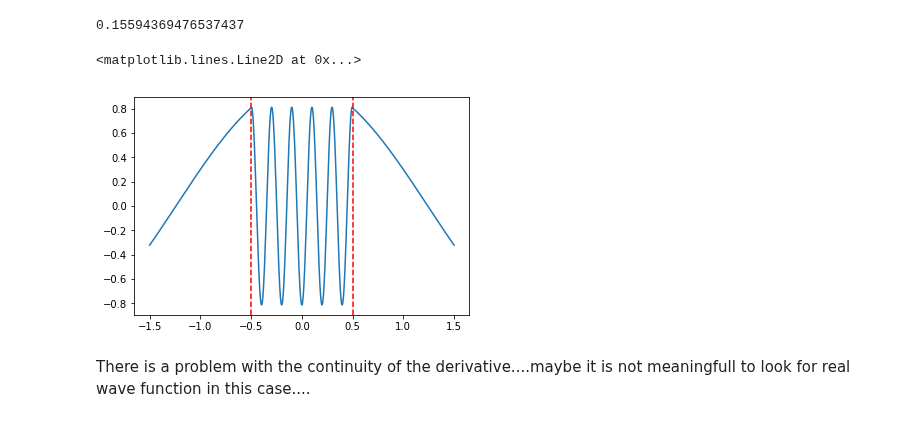
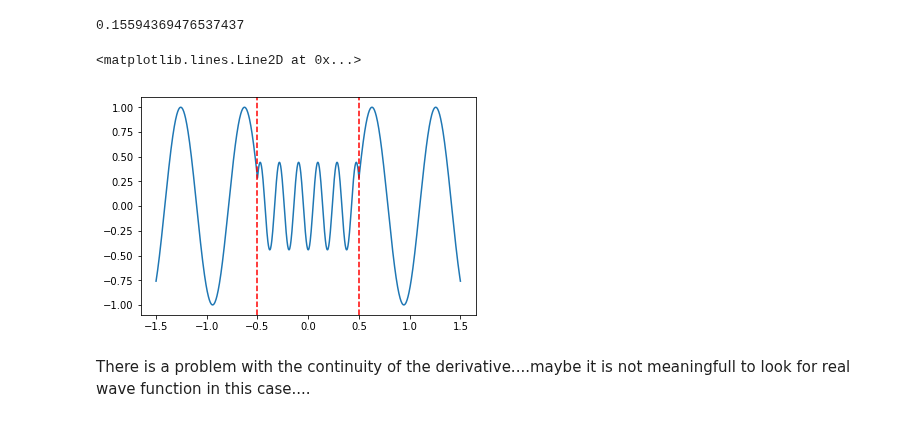
Before and after one commit to luigigenovese/KPM-nb, a Jupyter notebook: POLARIZABILITY/Potential_well_(infinite_domain_vs_finite_box).ipynb, the cells around one changed output. Cells and saved outputs as stored; diff of their text form; code cells hidden in the pictures.

```diff
--- a/POLARIZABILITY/Potential_well_(infinite_domain_vs_finite_box).ipynb
+++ b/POLARIZABILITY/Potential_well_(infinite_domain_vs_finite_box).ipynb
@@ -128,0 +243,23 @@ We build the unbound solution obtained for $E>0$.
+# %%
+def k(E): return np.sqrt(2*E)
+
+def q(E): return np.sqrt(2*(E+V0))
+
+def A(E):
+    ek = np.exp(1j*k(E)*a)
+    eq = np.exp(1j*q(E)*a)
+    return 1.0/ek**2*(1j*k(E)-np.tan(q(E)*a))/(1j*k(E)+np.tan(q(E)*a))
+
+def B(E):
+    ek = np.exp(1j*k(E)*a)
+    eq = np.exp(1j*q(E)*a)
+    return (1.0/ek + A(E)*ek)/np.cos(q(E)*a)
+
+def C(E): return np.array([A(E),B(E)])
+
+def psi_ue(E,CC,x):
+    out = 0.0
+    if x <= -a: out = np.exp(1j*k(E)*x)+CC[0]*np.exp(-1j*k(E)*x)
+    if x > -a and x <= a: out =  CC[1]*np.cos(q(E)*x)
+    if x > a: out = np.exp(-1j*k(E)*x)+CC[0]*np.exp(1j*k(E)*x)
+    return out
@@ -128,0 +275,9 @@ We build the unbound solution obtained for $E>0$.
+# %%
+E = 60
+CC = C(E)
+x = np.linspace(-3*a,3*a,1000)
+#psivalLR = [np.absolute(psi_ue(E,CC,val)) for val in x]
+psival = [psi_ue(E,CC,val).real for val in x]
+plt.plot(x,psival)
+plt.axvline(x=-a, color='r', linestyle='--')
+plt.axvline(x=a, color='r', linestyle='--')
@@ -128,0 +302,7 @@ We build the unbound solution obtained for $E>0$.
+# %%
+E = 60
+CC = np.linalg.solve(M(E), b(E))
+print(CC)
+# Check the solution
+print(np.allclose(-np.exp(1j*k(E)*a)*CC[0]+np.cos(q(E)*a)*CC[1],np.exp(-1j*k(E)*a)))
+print(np.allclose(1j*k(E)*np.exp(1j*k(E)*a)*CC[0]+np.sin(q(E)*a)*CC[1],1j*k(E)*np.exp(-1j*k(E)*a)))
@@ -165,14 +353,14 @@ psi_ue(1,1)
 # %% [output]
 0.15594369476537437
 # %%
+Eval = 50
 x = np.linspace(-3*a,3*a,1000)
-Eval = 0.8
 psival = [psi_ue(Eval,val) for val in x]
 plt.plot(x,psival)
 plt.axvline(x=-a, color='r', linestyle='--')
 plt.axvline(x=a, color='r', linestyle='--')
 # %% [output]
 <matplotlib.lines.Line2D at 0x...>
-[figure, old version]
+[figure, new version]
 # %% [markdown]
 There is a problem with the continuity of the derivative....maybe it is not meaningfull to look for real wave function in this case....
```
Also changed, not shown: parts of 27 cells of this notebook.
